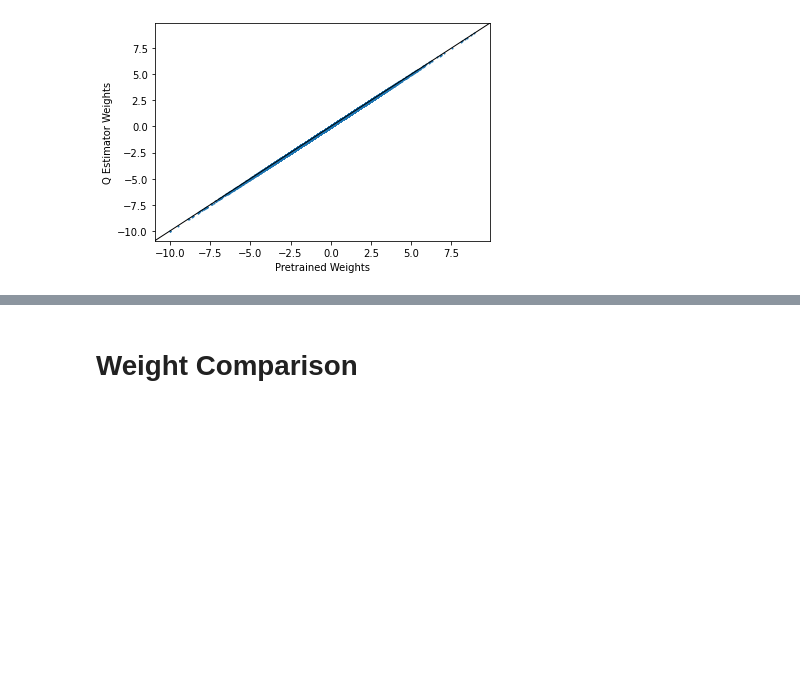
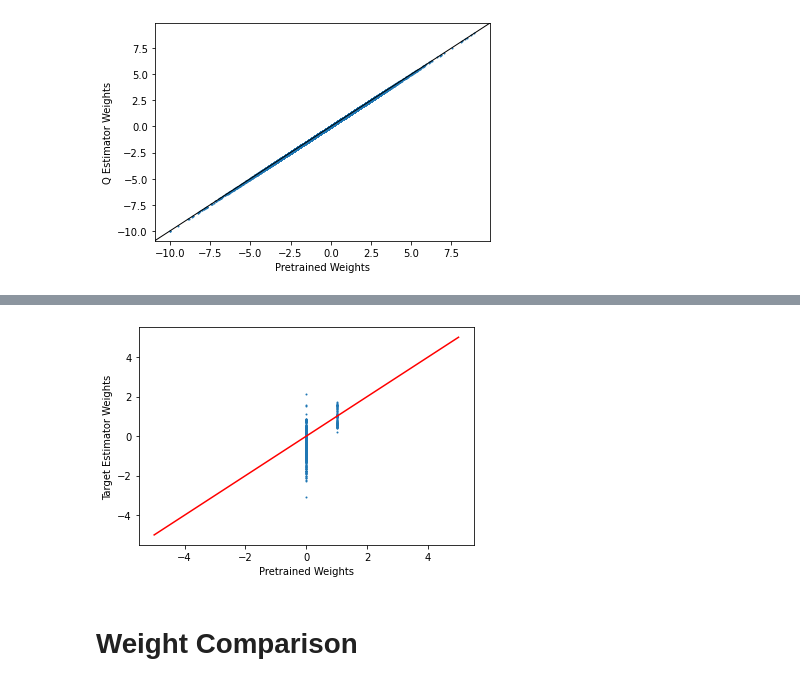
Before and after one commit to tancalv2/PretrainGinRummy, a Jupyter notebook: dqn.ipynb, the cells around one changed output, grey strips where cells are left out. Saved outputs shown, nothing was run; the diff lists cells and outputs as text; code cells hidden in the pictures; blank space fills up the shorter version.

```diff
--- a/dqn.ipynb
+++ b/dqn.ipynb
@@ -2587,0 +3233,13 @@ plt.show()
+# %%
+model_dqn_pre = torch.load('models/dqn/{}/model_pretrain.pth'.format(dqn_model_name), map_location='cpu')
+model_dqn_post = torch.load('models/dqn/{}/model_posttrain.pth'.format(dqn_model_name), map_location='cpu')
+model_q_estim_pre = model_dqn_pre['dqn_q_estimator']
+model_target_estim_pre = model_dqn_pre['dqn_target_estimator']
+model_q_estim_post = model_dqn_post['dqn_q_estimator']
+model_target_estim_post = model_dqn_post['dqn_target_estimator']
+# %%
+weights_q_estim_pre = model_q_estim_pre['fc_layers.5.weight'].flatten().tolist()
+weights_target_estim_pre = model_target_estim_pre['fc_layers.5.weight'].flatten().tolist()
+# %%
+weights_q_estim_post = model_q_estim_post['fc_layers.5.weight'].flatten().tolist()
+weights_target_estim_post = model_target_estim_post['fc_layers.5.weight'].flatten().tolist()
@@ -2588,3 +3253,18 @@ plt.show()
+# %%
+dqn_model = 'Target Estimator'
+weights_pre = weights_target_estim_pre
+weights_post = weights_target_estim_post
+# %%
+# s = np.subtract(weights_post, weights_pre) + 1
+fig = plt.figure()
+plt.scatter(weights_pre, weights_post, s=1)
+plt.xlabel('Pretrained Weights')
+plt.ylabel('{} Weights'.format(dqn_model))
+x = np.linspace(-5,5,100)
+plt.plot(x, x, '-r')
+plt.show()
+# %% [output]
+[figure, added]
 # %% [markdown]
 # Weight Comparison
 # %%
```
Also changed, not shown: parts of 67 cells of this notebook, 13 other files.
